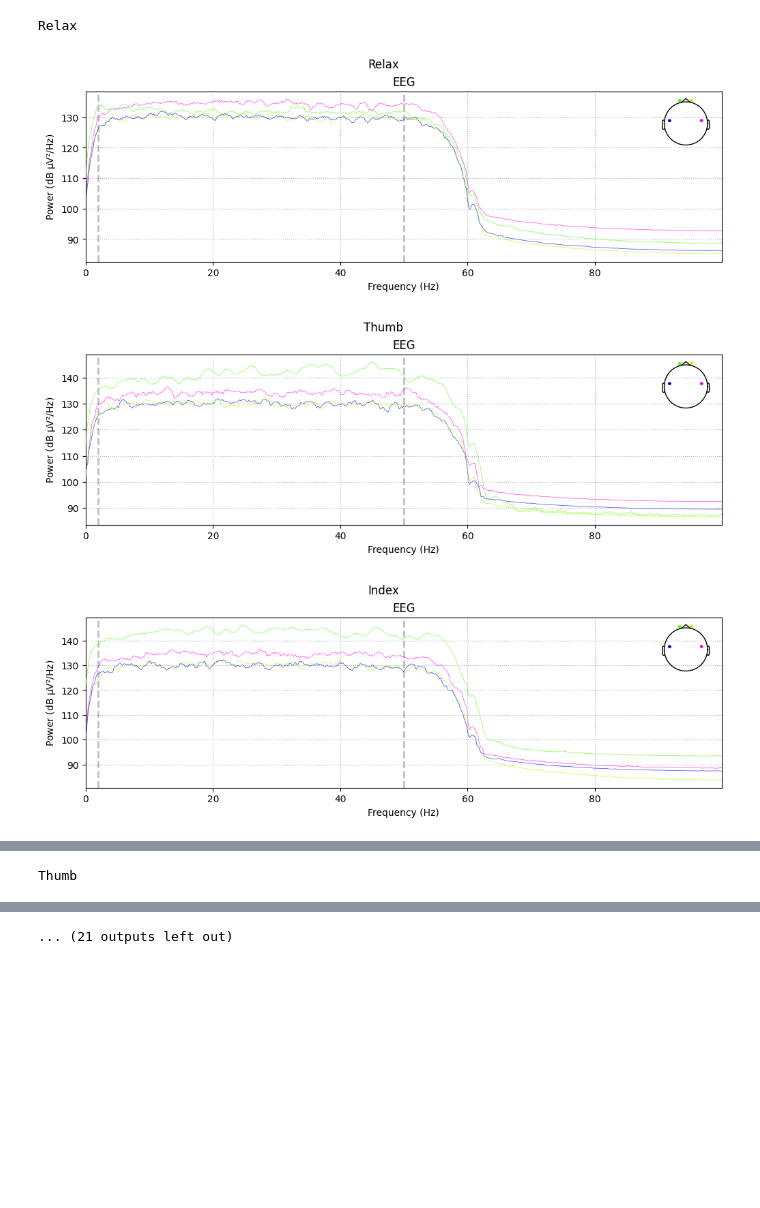
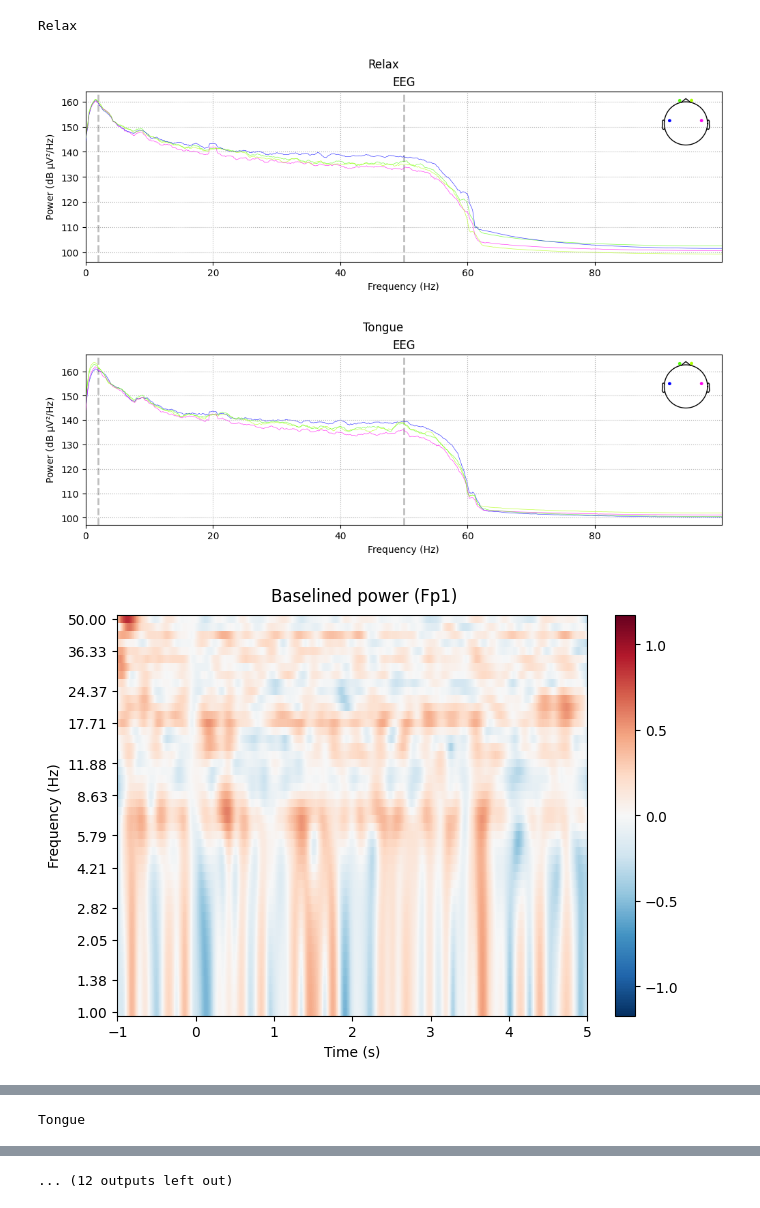
Before and after one commit to htil/phygo, a Jupyter notebook: scripts/analyze.ipynb, the cells around one changed output, grey strips where cells are left out. Saved outputs shown, nothing was run; the diff lists cells and outputs as text; code cells hidden in the pictures; blank space fills up the shorter version.

```diff
--- a/scripts/analyze.ipynb
+++ b/scripts/analyze.ipynb
@@ -45,11 +45,11 @@ class Study:
         self.baseline = (0.0, 0.1)
         self.tmin = tmin
         self.tmax = tmax
-        self.target_joint_freq = 30
+        self.target_joint_freq = 5
         self.joint_time_freqs = ((0.10, self.target_joint_freq), (1, self.target_joint_freq), (2, self.target_joint_freq), (3, self.target_joint_freq), (4, self.target_joint_freq))
         self.erds_window = {
             'min':-1.0,
-            'max':3.0
+            'max':5.0
         }
 
     def train(self, n_components=2, colors=['red', 'green', 'blue', 'purple']):
@@ -187,7 +187,7 @@ class Study:
             if self.setup_type == "eeg":
                 # mask =  (tfr_df['epoch'] == epoch ) & (tfr_df['channel'] == 'Fp1') & (tfr_df['band'] == 'delta') & (tfr_df['time'] > 2.0)
                 # Use all channels
-                mask =  (tfr_df['epoch'] == epoch ) & (tfr_df['band'] == 'gamma') & (tfr_df['time'] > 2.0)
+                mask =  (tfr_df['epoch'] == epoch ) & (tfr_df['band'] == 'theta') & (tfr_df['time'] > 2.0)
 
             elif self.setup_type == "emg":
                 mask =  (tfr_df['epoch'] == epoch ) & (tfr_df['channel'] == '0') & ((tfr_df['band'] == 'gamma4')) & (tfr_df['time'] > 2.0)
@@ -423,7 +423,7 @@ class Study:
     def run(self, plot_epochs=False, plot_tfr=False):
         self.run_study(self.csv_file, self.event_file, plot_epochs, plot_tfr=plot_tfr)
 
-study_name = "study3"
+study_name = "tongue1"
 study = Study(f"data/{study_name}_data.csv", f"events/{study_name}.txt", f"events/{study_name}_event_labels.txt", setup_type="eeg", tmin=-1.0, tmax=5.0)
 study.run(True,  plot_tfr=True)
 study.train()
@@ -434,4 +434,4 @@ study.train()
 Relax
-[figure, old version]
+[figure, new version]
-[figure, old version]
+[figure, new version]
-[figure, old version]
+[figure, new version]
@@ -441,0 +442 @@ Relax
+Tongue
@@ -443 +443,0 @@ Relax
-Thumb
@@ -445 +445 @@ Thumb
-... (21 outputs left out)
+... (12 outputs left out)
```
Also changed, not shown: parts of 1 cell of this notebook, 14 other files.
